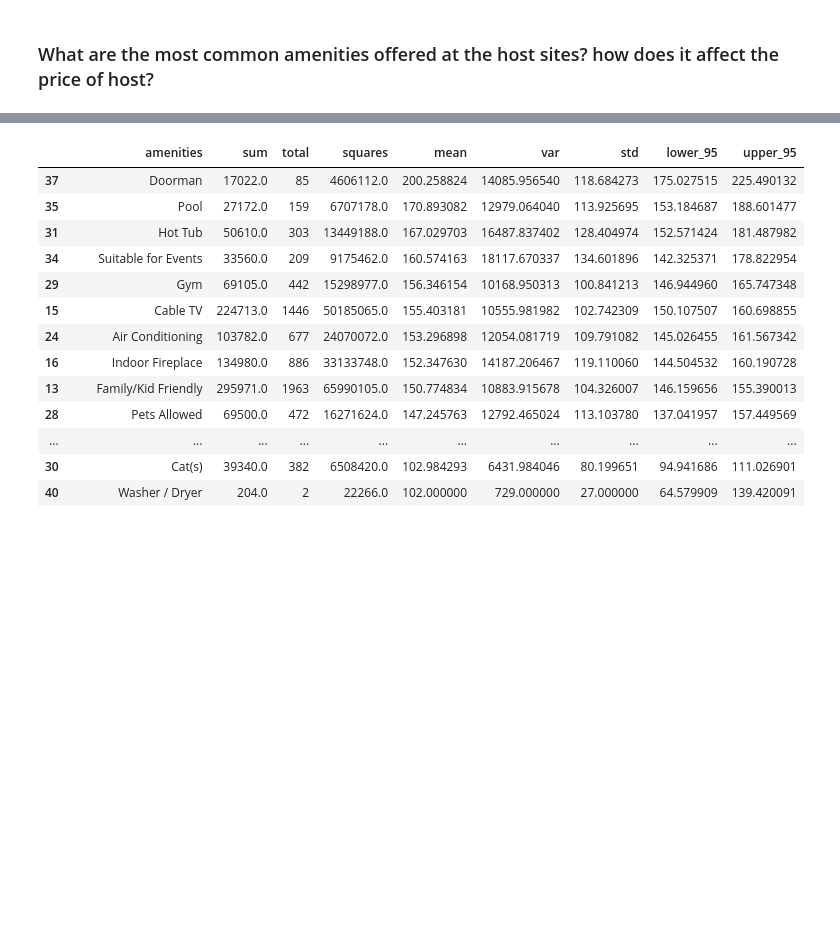
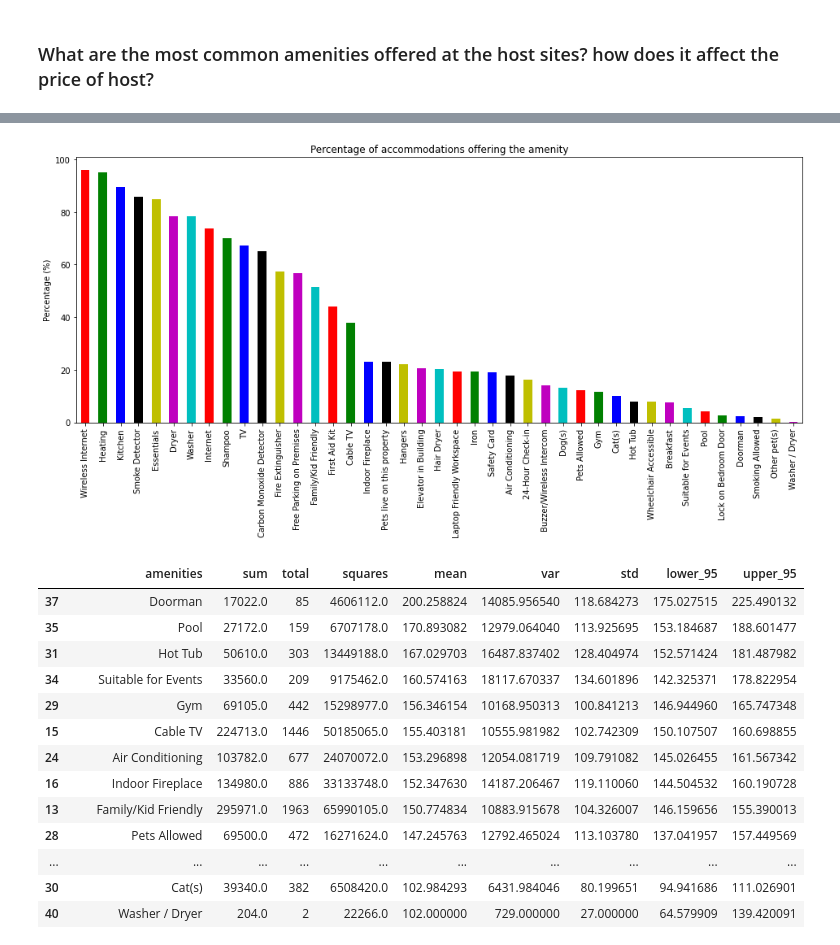
Before and after one commit to leonellima/project_crispdm, a Jupyter notebook: code.ipynb, the cells around one changed output, grey strips where cells are left out. Cells and saved outputs as stored; diff of their text form; code cells hidden in the pictures; blank space fills up the shorter version.

```diff
--- a/code.ipynb
+++ b/code.ipynb
@@ -362,3 +362,8 @@ df_amenities
+# %%
+df_amenities[['amenity', 'percentage']].plot(x='amenity', y='percentage', legend=False, ylabel="Percentage (%)", xlabel="", kind="bar", figsize=(16, 6), color=list('rgbkymc'));
+plt.title("Percentage of accommodations offering the amenity");
+# %% [output]
+[figure, added]
 # %%
 from utils import items_statistics
 
```
Also changed, not shown: parts of 3 cells of this notebook.
